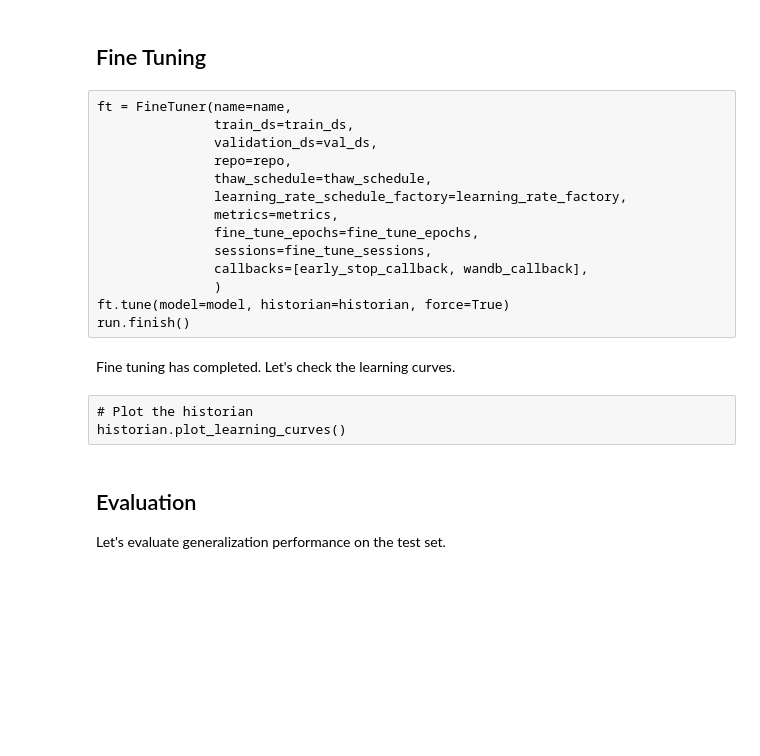
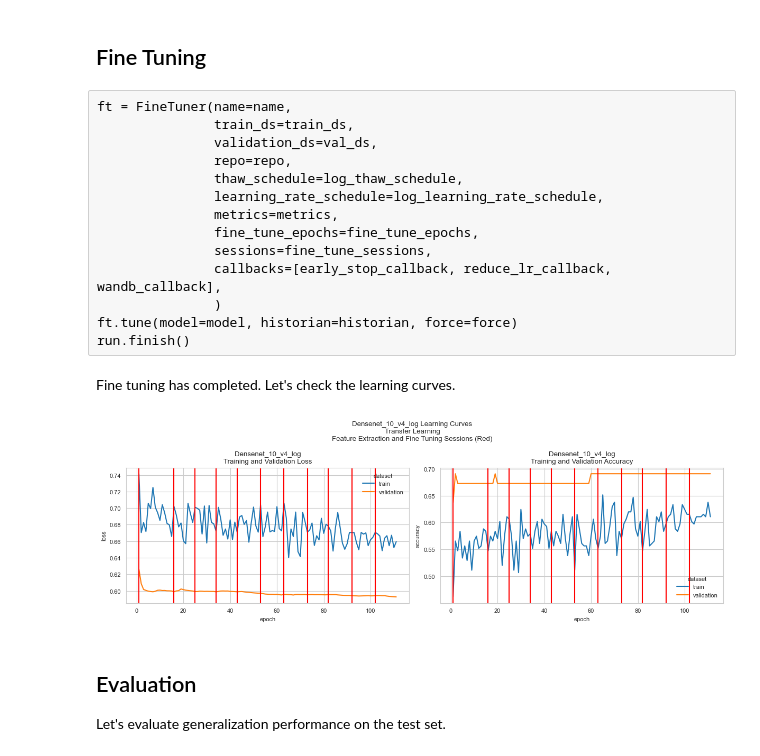
Before and after one commit to john-james-ai/BreastCancerDetection, a Jupyter notebook: notebooks/content/03_model/01_densenet.ipynb, the cells around one changed output. Drawn from its saved outputs; the diff is of its cells as text; code cells hidden in the pictures; blank space fills up the shorter version.

Commit message:
models factory pre-refactor

```diff
--- a/notebooks/content/03_model/01_densenet.ipynb
+++ b/notebooks/content/03_model/01_densenet.ipynb
@@ -312,16 +322,15 @@ early_stop_callback = tf.keras.callbacks.EarlyStopping(monitor=es_monitor,
                                                        patience=es_patience,
                                                        restore_best_weights=es_restore_best_weights,
                                                        verbose=es_verbose)
-wandb_callback = wandb.keras.WandbCallback(
-    monitor=es_monitor, verbose=1, mode="auto", save_model=False
-)
 
-learning_rate_factory = CosineDecayLearningRateFactory(sessions=fine_tune_sessions,
-                                                       epochs=fine_tune_epochs,
-                                                       batches=train_ds.cardinality().numpy(),
-                                                       min_lr=fine_tune_min_lr,
-                                                       max_lr=fine_tune_max_lr,
-                                                       warmup_phase=0.5)
+reduce_lr_callback = tf.keras.callbacks.ReduceLROnPlateau(monitor=rlr_monitor,
+                                                          factor=rlr_factor,
+                                                          patience=rlr_patience,
+                                                          verbose=rlr_verbose,
+                                                          mode=rlr_mode,
+                                                          min_delta=rlr_min_delta,
+                                                          min_lr=rlr_min_lr)
+wandb_callback = wandb.keras.WandbMetricsLogger()
 
 repo = ModelRepo(location=mcp_location)
 
@@ -329,17 +338,17 @@ factory = DenseNetFactory()
 
 historian = Historian(name=name)
 
-thaw_schedule = LinearThawSchedule(sessions=fine_tune_sessions,
+linear_thaw_schedule = LinearThawSchedule(sessions=fine_tune_sessions,
                                    base_model_layer=base_model_layer,
                                    n_layers=len(factory.base_model.layers))
 
-learning_rate_schedule = BCDCosineDecay(
-    initial_learning_rate=initial_learning_rate,
-    decay_steps=(decay_epochs * train_ds.cardinality().numpy()),
-    alpha=final_learning_rate,
-    warmup_target=target_learning_rate,
-    warmup_steps=warmup_epochs * train_ds.cardinality().numpy(),
-)
+log_thaw_schedule = LogThawSchedule(sessions=fine_tune_sessions,
+                                   base_model_layer=base_model_layer,
+                                   n_layers=len(factory.base_model.layers))
+
+linear_learning_rate_schedule = LinearLearningRateSchedule(sessions=fine_tune_sessions, initial_learning_rate=fine_tune_max_lr, final_learning_rate=fine_tune_min_lr)
+
+log_learning_rate_schedule = LogLearningRateSchedule(sessions=fine_tune_sessions, initial_learning_rate=fine_tune_max_lr, final_learning_rate=fine_tune_min_lr)
 # %% [markdown]
 ## Feature Extraction
 If the model already exists, obtain it from the repository. Otherwise, create the model and perform feature extraction.
@@ -350,7 +359,7 @@ if force or not repo.exists(name=name, stage=stage):
                             output_shape=output_shape,
                             activation=activation)
     # Create the optimizer
-    optimizer=tf.keras.optimizers.Adam(learning_rate=learning_rate_schedule)
+    optimizer=tf.keras.optimizers.Adam(learning_rate=fe_learning_rate)
 
     # Compile the Model
     model.compile(
@@ -363,8 +372,6 @@ if force or not repo.exists(name=name, stage=stage):
     repo.remove(name=name, stage=stage)
     # Summarize the model
     model.summary()
-    # Create Learning Rate Logger Callback
-    lrlogger = LRLogger(optimizer=optimizer)
     # Obtain a checkpoint callback from the model repository
     checkpoint_callback = repo.create_callback(name=name, stage=stage)
     # Set the session on the historian to 0 for feature extraction
@@ -374,9 +381,9 @@ if force or not repo.exists(name=name, stage=stage):
                         validation_data=val_ds,
                         epochs=initial_epochs,
                         callbacks=[checkpoint_callback,
+                                   reduce_lr_callback,
                                    early_stop_callback,
                                    wandb_callback,
-                                   lrlogger,
                                    historian])
     # Register the model on wandb
     filepath = repo.get_filepath(name=name, stage=stage)
@@ -404,20 +437,22 @@ ft = FineTuner(name=name,
                train_ds=train_ds,
                validation_ds=val_ds,
                repo=repo,
-               thaw_schedule=thaw_schedule,
-               learning_rate_schedule_factory=learning_rate_factory,
+               thaw_schedule=log_thaw_schedule,
+               learning_rate_schedule=log_learning_rate_schedule,
                metrics=metrics,
                fine_tune_epochs=fine_tune_epochs,
                sessions=fine_tune_sessions,
-               callbacks=[early_stop_callback, wandb_callback],
+               callbacks=[early_stop_callback, reduce_lr_callback, wandb_callback],
                )
-ft.tune(model=model, historian=historian, force=True)
+ft.tune(model=model, historian=historian, force=force)
 run.finish()
 # %% [markdown]
 Fine tuning has completed. Let's check the learning curves.
-# %% [raw]
-# Plot the historian
-historian.plot_learning_curves()
+# %%
+# Plot the historian
+historian.plot_learning_curves()
+# %% [output]
+[figure, added]
 # %% [markdown]
 ## Evaluation
 Let's evaluate generalization performance on the test set.
```
Also changed, not shown: parts of 5 cells of this notebook, 9 other files.
